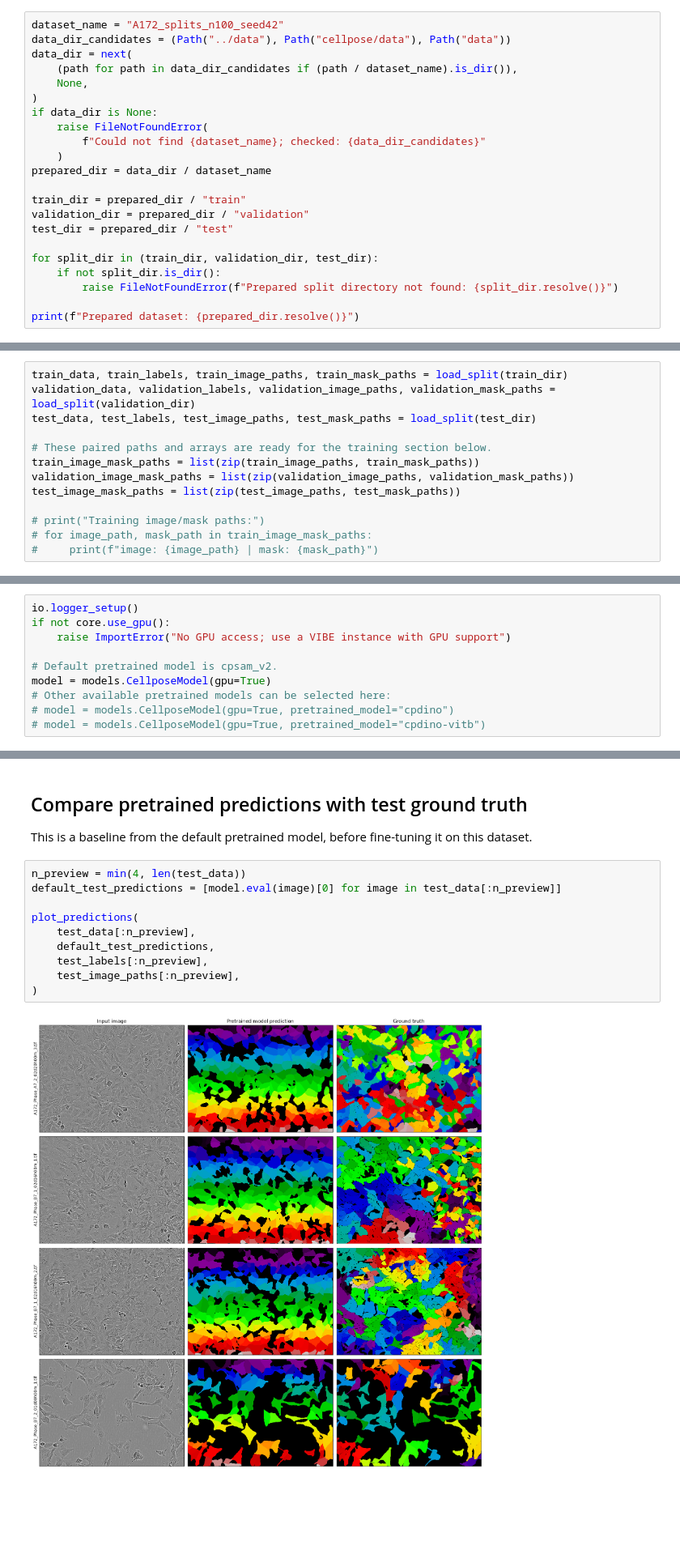
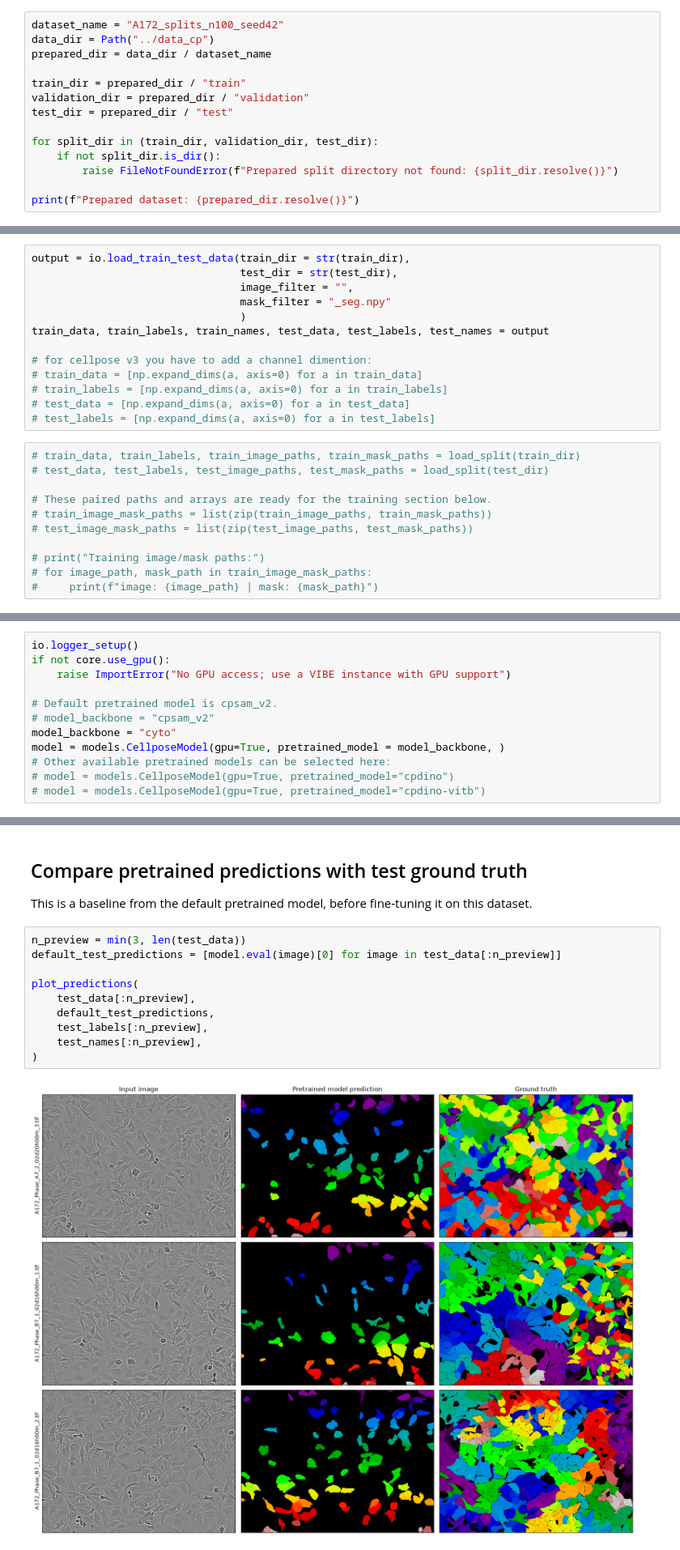
Before and after one commit to rjlopez2/2026_deep_learning_with_VIBE, a Jupyter notebook: cellpose/scripts/02_train_model.ipynb, the cells around one changed output, grey strips where cells are left out. Shown at 81% size. Cells and saved outputs as stored; diff of their text form; blank space fills up the shorter version.

Commit message:
change to cp3 model API

```diff
--- a/cellpose/scripts/02_train_model.ipynb
+++ b/cellpose/scripts/02_train_model.ipynb
@@ -72,15 +49,7 @@ def plot_predictions(images, predicted_masks, true_masks, image_paths):
 ## Load the prepared dataset
 # %%
 dataset_name = "A172_splits_n100_seed42"
-data_dir_candidates = (Path("../data"), Path("cellpose/data"), Path("data"))
-data_dir = next(
-    (path for path in data_dir_candidates if (path / dataset_name).is_dir()),
-    None,
-)
-if data_dir is None:
-    raise FileNotFoundError(
-        f"Could not find {dataset_name}; checked: {data_dir_candidates}"
-    )
+data_dir = Path("../data_cp")
 prepared_dir = data_dir / dataset_name
 
 train_dir = prepared_dir / "train"
@@ -97,12 +66,23 @@ Prepared dataset: /storage/research/dsl_vibe_rs/trainings/2026_deep_learning_wit
+# %%
+output = io.load_train_test_data(train_dir = str(train_dir),
+                                 test_dir = str(test_dir),
+                                 image_filter = "",
+                                 mask_filter = "_seg.npy"
+                                 )
+train_data, train_labels, train_names, test_data, test_labels, test_names = output
+
+# for cellpose v3 you have to add a channel dimention:
+# train_data = [np.expand_dims(a, axis=0) for a in train_data]
+# train_labels = [np.expand_dims(a, axis=0) for a in train_labels]
+# test_data = [np.expand_dims(a, axis=0) for a in test_data]
+# test_labels = [np.expand_dims(a, axis=0) for a in test_labels]
 # %%
-train_data, train_labels, train_image_paths, train_mask_paths = load_split(train_dir)
-validation_data, validation_labels, validation_image_paths, validation_mask_paths = load_split(validation_dir)
-test_data, test_labels, test_image_paths, test_mask_paths = load_split(test_dir)
+# train_data, train_labels, train_image_paths, train_mask_paths = load_split(train_dir)
+# test_data, test_labels, test_image_paths, test_mask_paths = load_split(test_dir)
 
 # These paired paths and arrays are ready for the training section below.
-train_image_mask_paths = list(zip(train_image_paths, train_mask_paths))
-validation_image_mask_paths = list(zip(validation_image_paths, validation_mask_paths))
-test_image_mask_paths = list(zip(test_image_paths, test_mask_paths))
+# train_image_mask_paths = list(zip(train_image_paths, train_mask_paths))
+# test_image_mask_paths = list(zip(test_image_paths, test_mask_paths))
 
 # print("Training image/mask paths:")
 # for image_path, mask_path in train_image_mask_paths:
@@ -119,7 +95,9 @@ if not core.use_gpu():
     raise ImportError("No GPU access; use a VIBE instance with GPU support")
 
 # Default pretrained model is cpsam_v2.
-model = models.CellposeModel(gpu=True)
+# model_backbone = "cpsam_v2"
+model_backbone = "cyto"
+model = models.CellposeModel(gpu=True, pretrained_model = model_backbone, )
 # Other available pretrained models can be selected here:
 # model = models.CellposeModel(gpu=True, pretrained_model="cpdino")
 # model = models.CellposeModel(gpu=True, pretrained_model="cpdino-vitb")
@@ -145,17 +119,17 @@ torch version:          2.14.0+cu130
 
 This is a baseline from the default pretrained model, before fine-tuning it on this dataset.
 # %%
-n_preview = min(4, len(test_data))
+n_preview = min(3, len(test_data))
 default_test_predictions = [model.eval(image)[0] for image in test_data[:n_preview]]
 
 plot_predictions(
     test_data[:n_preview],
     default_test_predictions,
     test_labels[:n_preview],
-    test_image_paths[:n_preview],
+    test_names[:n_preview],
 )
 # %% [output]
-[figure, old version]
+[figure, new version]
 # %% [markdown]
 ## Train the model
 
```
Also changed, not shown: parts of 9 cells of this notebook.
